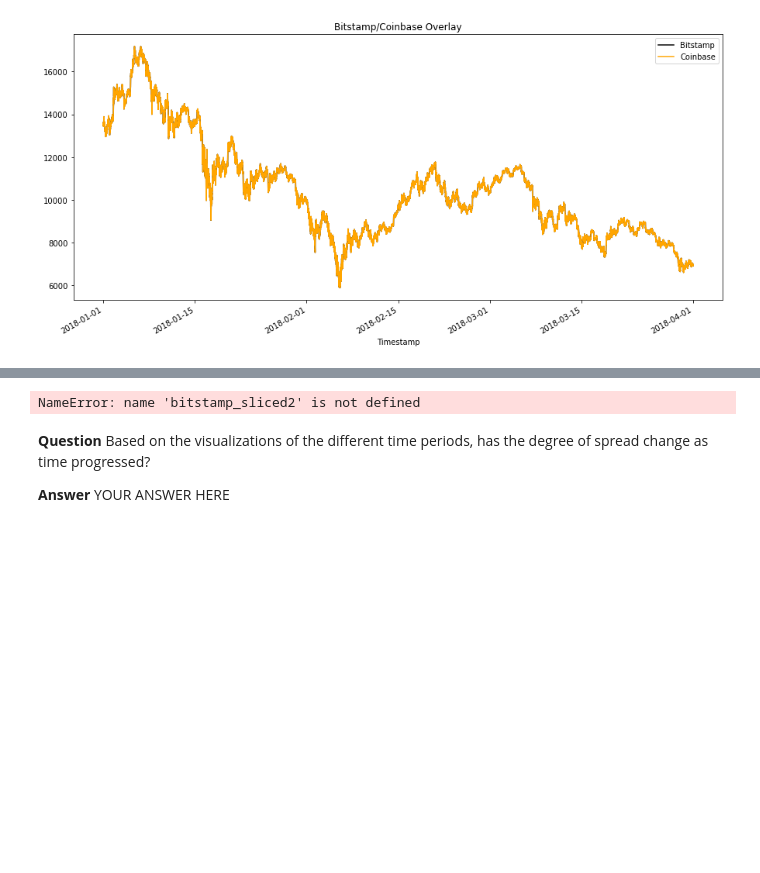
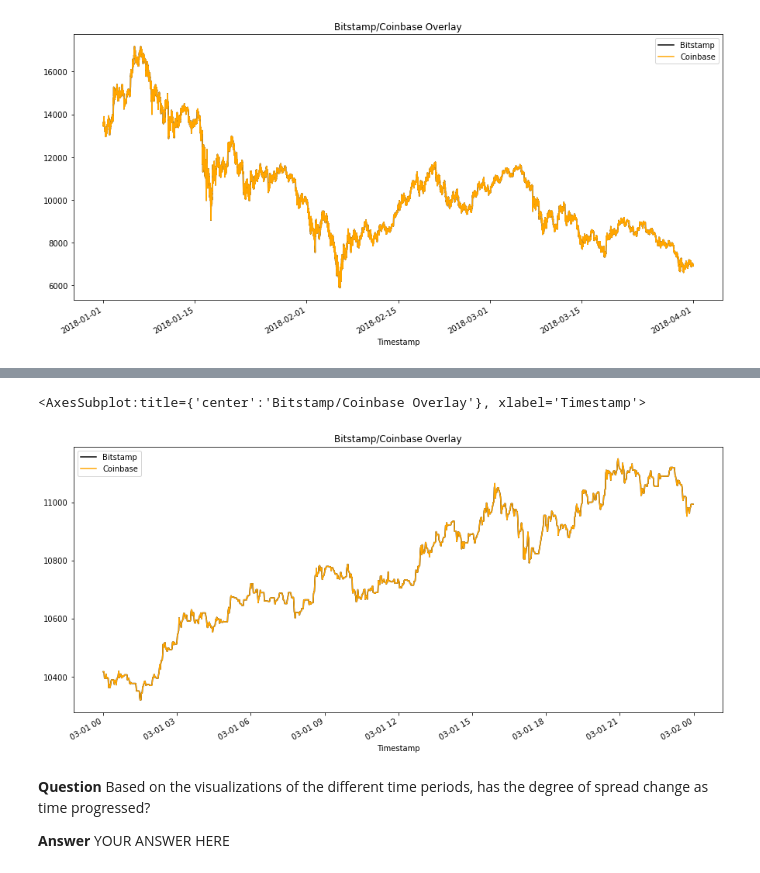
Before and after one commit to leonjd9/CryptoarbitrageC3, a Jupyter notebook: crypto_arbitrage.ipynb, the cells around one changed output, grey strips where cells are left out. Saved outputs shown, nothing was run; the diff lists cells and outputs as text; code cells hidden in the pictures; blank space fills up the shorter version.

```diff
--- a/crypto_arbitrage.ipynb
+++ b/crypto_arbitrage.ipynb
@@ -340,11 +345,12 @@ IndexingError: Too many indexers
 # %%
 # Using the loc and plot functions, create an overlay plot that visualizes
 # the price action of both DataFrames for a one month period later in the dataset
 # Be sure to include the parameters: legend, figure size, title, and color and label
-bitstamp_sliced2.plot(legend=True, figsize=(15, 7), title="Bitstamp/Coinbase Overlay", color="black", label="Bitstamp")
-coinbase_sliced2.plot(legend=True, figsize=(15, 7), color="orange", label="Coinbase")
+bitstamp_df.loc[:,'Close'].loc['2018-03-01'].plot(legend=True, figsize=(15, 7), title="Bitstamp/Coinbase Overlay", color="black", label="Bitstamp")
+coinbase_df.loc[:,'Close'].loc['2018-03-01'].plot(legend=True, figsize=(15, 7), color="orange", label="Coinbase")
 # %% [output]
-NameError: name 'bitstamp_sliced2' is not defined
+<AxesSubplot:title={'center':'Bitstamp/Coinbase Overlay'}, xlabel='Timestamp'>
+[figure, added]
 # %% [markdown]
 **Question** Based on the visualizations of the different time periods, has the degree of spread change as time progressed?
 
```
Also changed, not shown: parts of 26 cells of this notebook, 1 other file.
